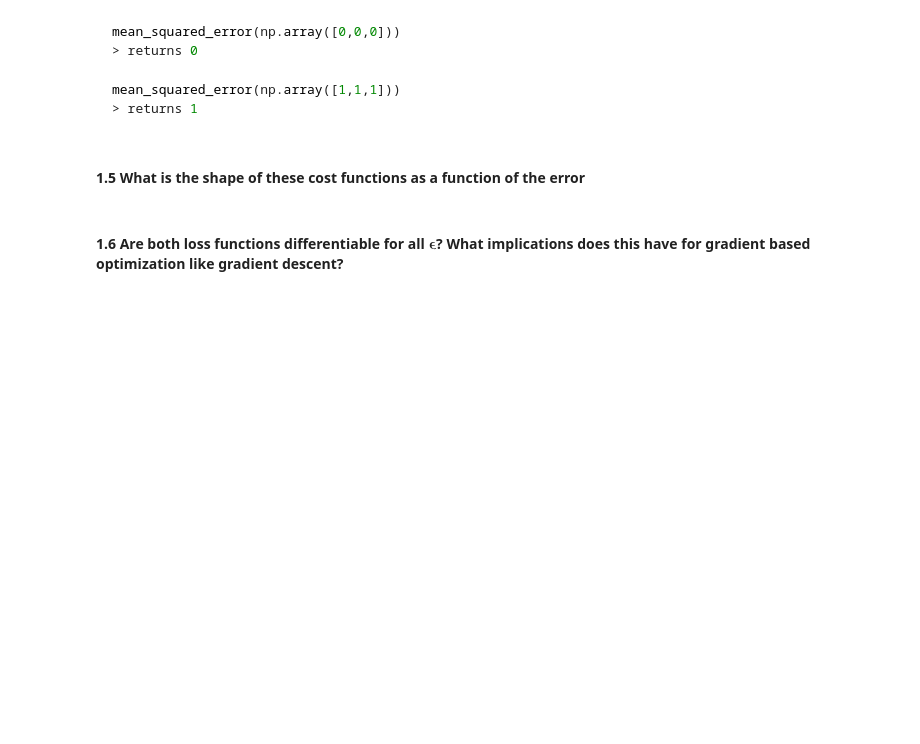
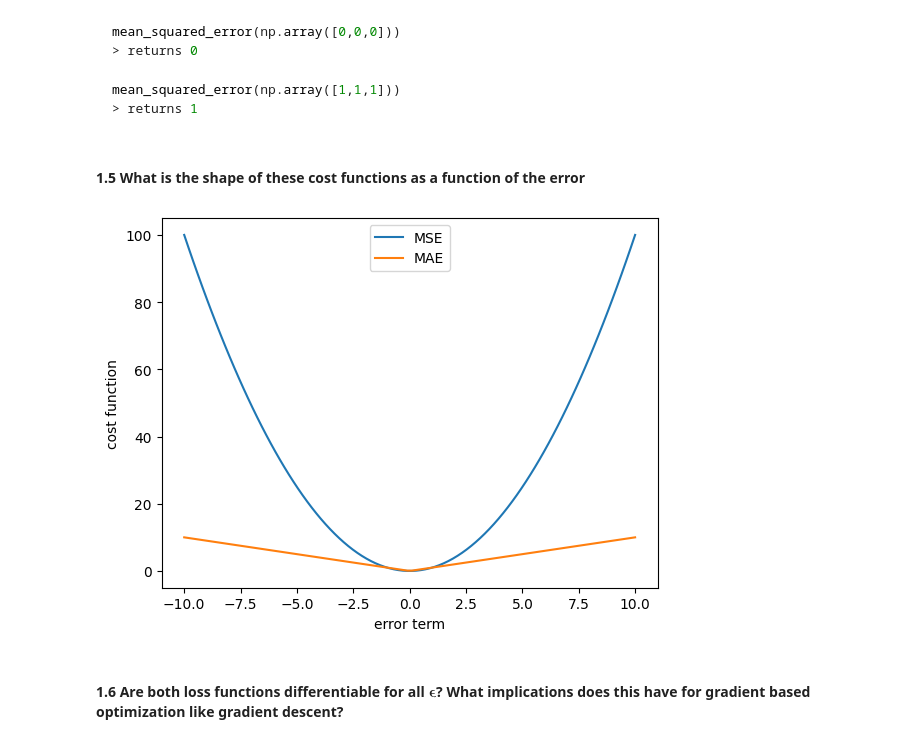
Before and after one commit to lombardlea/Projet1_modelinglab, a Jupyter notebook: groupf_block3_Assignment3.ipynb, the cells around one changed output. Cells and saved outputs as stored; diff of their text form; code cells hidden in the pictures; blank space fills up the shorter version.

```diff
--- a/groupf_block3_Assignment3.ipynb
+++ b/groupf_block3_Assignment3.ipynb
@@ -62,14 +65,19 @@ mean_squared_error(np.array([1,1,1]))
 # %% [markdown]
 #### 1.5 What is the shape of these cost functions as a function of the error
 # %%
-x_axis = np.linspace(-10,10,100) # change as you wish for your plot
-y_mae = [mean_absolute_error(x) for x in x_axis]
-y_mse = [mean_squared_error(x) for x in x_axis]
+x_axis = np.linspace(-10, 10, 100) # change as you wish for your plot
+y_mae = [mean_absolute_error(np.array([x])) for x in x_axis]
+y_mse = [mean_squared_error(np.array([x])) for x in x_axis]
 # %%
+
 plt.plot(x_axis, y_mse, label='MSE')
 plt.plot(x_axis, y_mae, label='MAE')
 plt.xlabel('error term')
 plt.ylabel('cost function')
+plt.legend()
+plt.show()
+# %% [output]
+[figure, added]
 # %% [markdown]
 #### 1.6  Are both loss functions differentiable for all $\boldsymbol{\epsilon}$? What implications does this have for gradient based optimization like gradient descent?
 # %% [markdown]
```
Also changed, not shown: parts of 4 cells of this notebook.
